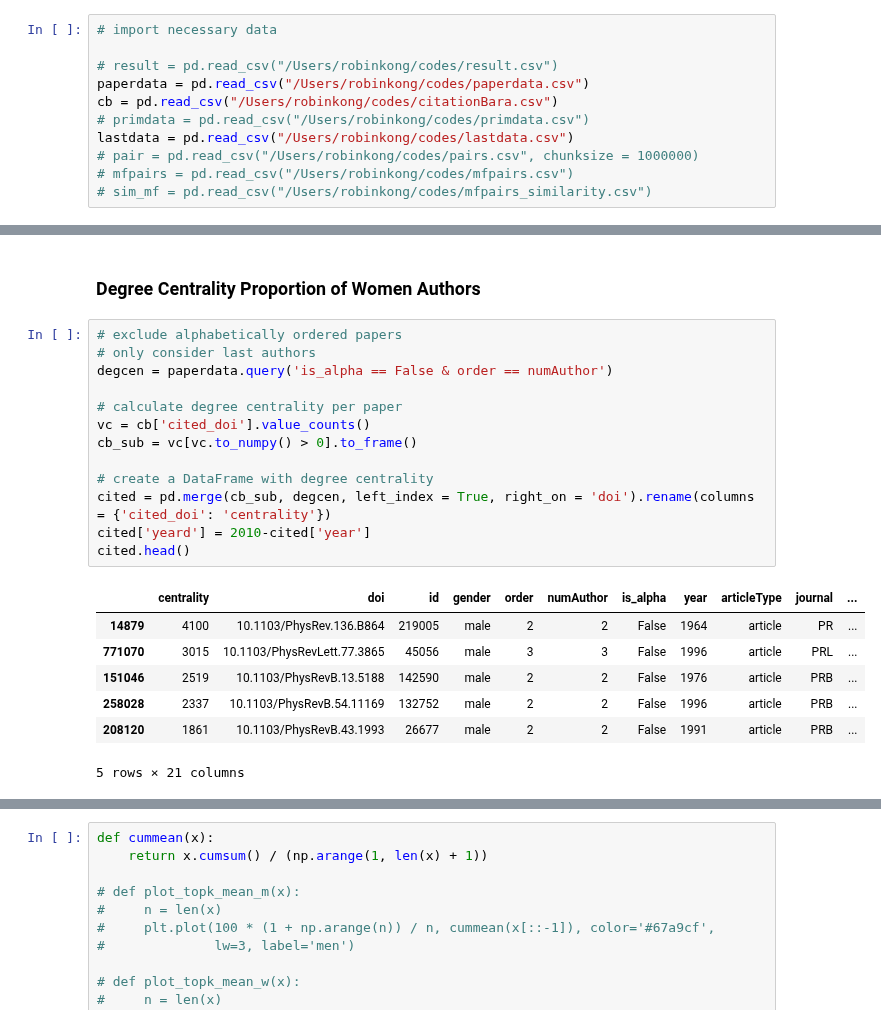
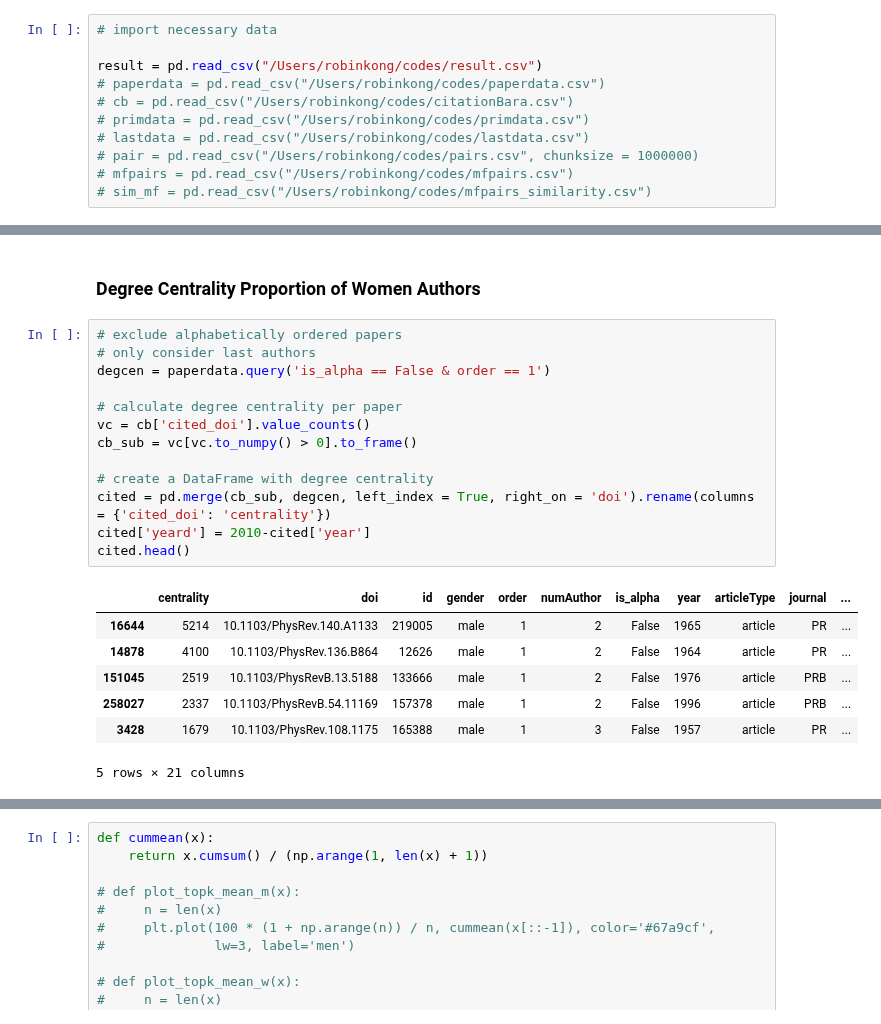
Before and after one commit to therobinkay/firstmover, a Jupyter notebook: main.ipynb, the cells around one changed output, grey strips where cells are left out. Saved outputs shown, nothing was run; the diff lists cells and outputs as text.

```diff
--- a/main.ipynb
+++ b/main.ipynb
@@ -28,11 +28,11 @@ warnings.filterwarnings("ignore")
 # %%
 # import necessary data
 
-# result = pd.read_csv("/Users/robinkong/codes/result.csv")
-paperdata = pd.read_csv("/Users/robinkong/codes/paperdata.csv")
-cb = pd.read_csv("/Users/robinkong/codes/citationBara.csv")
+result = pd.read_csv("/Users/robinkong/codes/result.csv")
+# paperdata = pd.read_csv("/Users/robinkong/codes/paperdata.csv")
+# cb = pd.read_csv("/Users/robinkong/codes/citationBara.csv")
 # primdata = pd.read_csv("/Users/robinkong/codes/primdata.csv")
-lastdata = pd.read_csv("/Users/robinkong/codes/lastdata.csv")
+# lastdata = pd.read_csv("/Users/robinkong/codes/lastdata.csv")
 # pair = pd.read_csv("/Users/robinkong/codes/pairs.csv", chunksize = 1000000)
 # mfpairs = pd.read_csv("/Users/robinkong/codes/mfpairs.csv")
 # sim_mf = pd.read_csv("/Users/robinkong/codes/mfpairs_similarity.csv")
@@ -835,23 +855,23 @@ fig.savefig(f"/Users/robinkong/codes/Fig_1D.pdf")
 # %%
 # exclude alphabetically ordered papers
 # only consider last authors
-degcen = paperdata.query('is_alpha == False & order == numAuthor')
+degcen = paperdata.query('is_alpha == False & order == 1')
 
 # calculate degree centrality per paper
 vc = cb['cited_doi'].value_counts()
 cb_sub = vc[vc.to_numpy() > 0].to_frame()
 
 # create a DataFrame with degree centrality
 cited = pd.merge(cb_sub, degcen, left_index = True, right_on = 'doi').rename(columns = {'cited_doi': 'centrality'})
 cited['yeard'] = 2010-cited['year']
 cited.head()
 # %% [output]
 |  | centrality | doi | id | gender | order | numAuthor | is_alpha | year | articleType | journal | ... |
-| 14879 | 4100 | 10.1103/PhysRev.136.B864 | 219005 | male | 2 | 2 | False | 1964 | article | PR | ... |
-| 771070 | 3015 | 10.1103/PhysRevLett.77.3865 | 45056 | male | 3 | 3 | False | 1996 | article | PRL | ... |
-| 151046 | 2519 | 10.1103/PhysRevB.13.5188 | 142590 | male | 2 | 2 | False | 1976 | article | PRB | ... |
-| 258028 | 2337 | 10.1103/PhysRevB.54.11169 | 132752 | male | 2 | 2 | False | 1996 | article | PRB | ... |
-| 208120 | 1861 | 10.1103/PhysRevB.43.1993 | 26677 | male | 2 | 2 | False | 1991 | article | PRB | ... |
+| 16644 | 5214 | 10.1103/PhysRev.140.A1133 | 219005 | male | 1 | 2 | False | 1965 | article | PR | ... |
+| 14878 | 4100 | 10.1103/PhysRev.136.B864 | 12626 | male | 1 | 2 | False | 1964 | article | PR | ... |
+| 151045 | 2519 | 10.1103/PhysRevB.13.5188 | 133666 | male | 1 | 2 | False | 1976 | article | PRB | ... |
+| 258027 | 2337 | 10.1103/PhysRevB.54.11169 | 157378 | male | 1 | 2 | False | 1996 | article | PRB | ... |
+| 3428 | 1679 | 10.1103/PhysRev.108.1175 | 165388 | male | 1 | 3 | False | 1957 | article | PR | ... |
 5 rows × 21 columns
 # %%
 # Top k% degree centrality basic statistics
```
Also changed, not shown: parts of 20 cells of this notebook.
